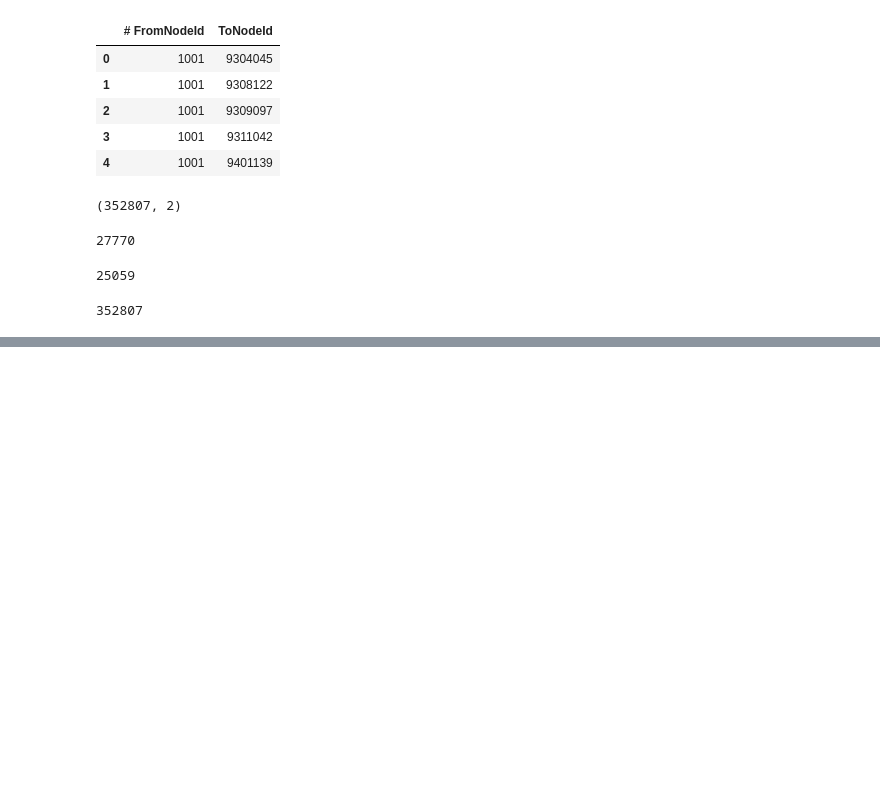
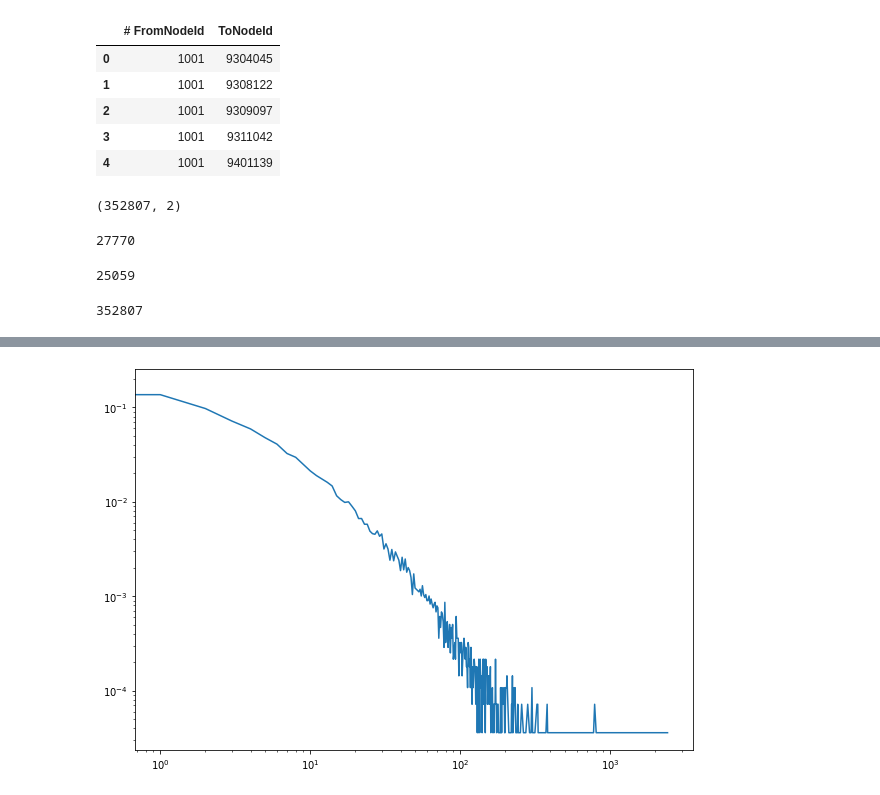
Before and after one commit to mohity5/Practice_NetworkAnalysis_Airports, a Jupyter notebook: basics.ipynb, the cells around one changed output, grey strips where cells are left out. Saved outputs shown, nothing was run; the diff lists cells and outputs as text; code cells hidden in the pictures; blank space fills up the shorter version.

```diff
--- a/basics.ipynb
+++ b/basics.ipynb
@@ -61,0 +97,2 @@ sns.histplot(In_Deg)
+# %%
+InD_F = Degree_Df.groupby('InDegree').count()
@@ -61,0 +109,9 @@ sns.histplot(In_Deg)
+# %%
+InD_F['FreqR'] = InD_F['Nodes']/len(Nodes)
+# %%
+plt.figure(figsize=(10,7))
+plt.plot(InD_F.index,InD_F['FreqR'])
+plt.yscale('log')
+plt.xscale('log')
+# %% [output]
+[figure, added]
```
Also changed, not shown: parts of 19 cells of this notebook.
